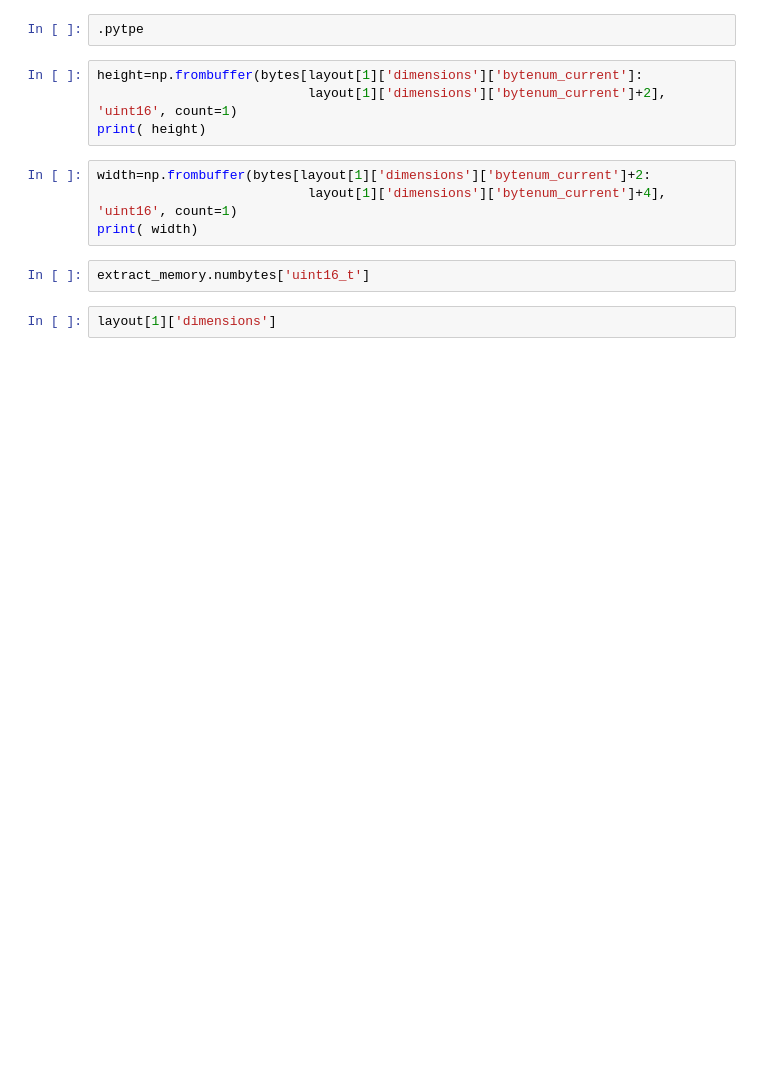
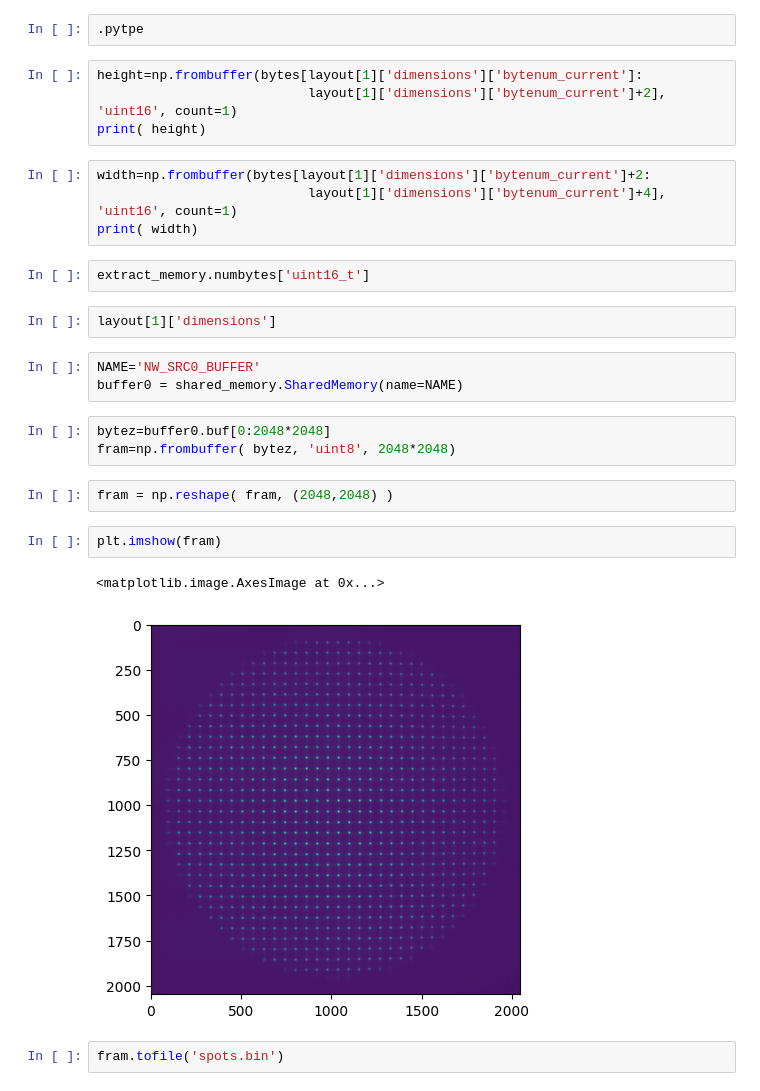
Before and after one commit to YoonOpticsLab/nextwave, a Jupyter notebook: examine_shmem.ipynb, the cells around one changed output. Drawn from its saved outputs; the diff is of its cells as text; blank space fills up the shorter version.

```diff
--- a/examine_shmem.ipynb
+++ b/examine_shmem.ipynb
@@ -83,3 +84,18 @@ print( width)
 extract_memory.numbytes['uint16_t']
 # %%
 layout[1]['dimensions']
+# %%
+NAME='NW_SRC0_BUFFER'
+buffer0 = shared_memory.SharedMemory(name=NAME)
+# %%
+bytez=buffer0.buf[0:2048*2048]
+fram=np.frombuffer( bytez, 'uint8', 2048*2048)
+# %%
+fram = np.reshape( fram, (2048,2048) )
+# %%
+plt.imshow(fram)
+# %% [output]
+<matplotlib.image.AxesImage at 0x...>
+[figure, added]
+# %%
+fram.tofile('spots.bin')
```
Also changed, not shown: parts of 5 cells of this notebook, 14 other files.
